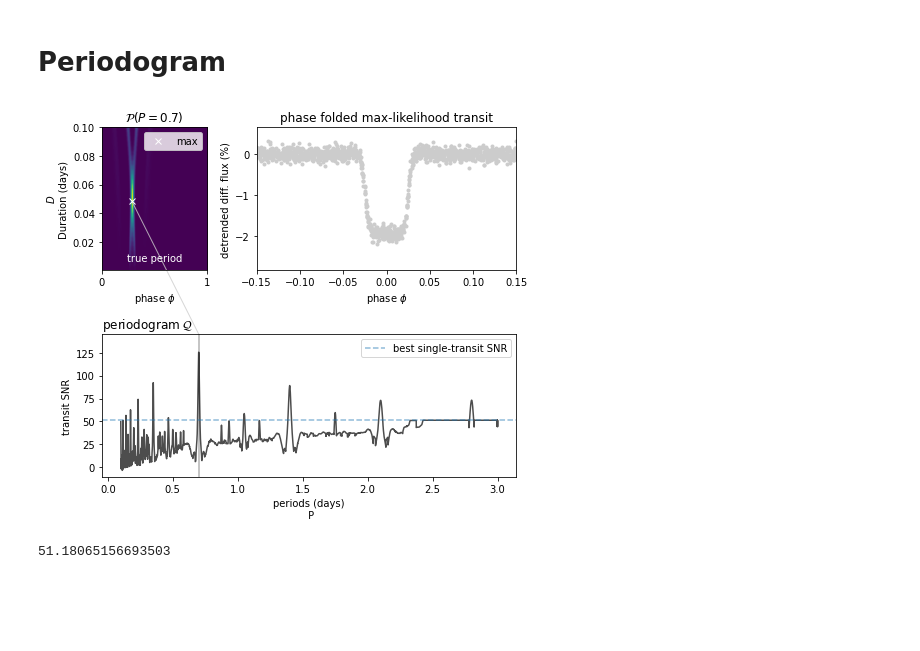
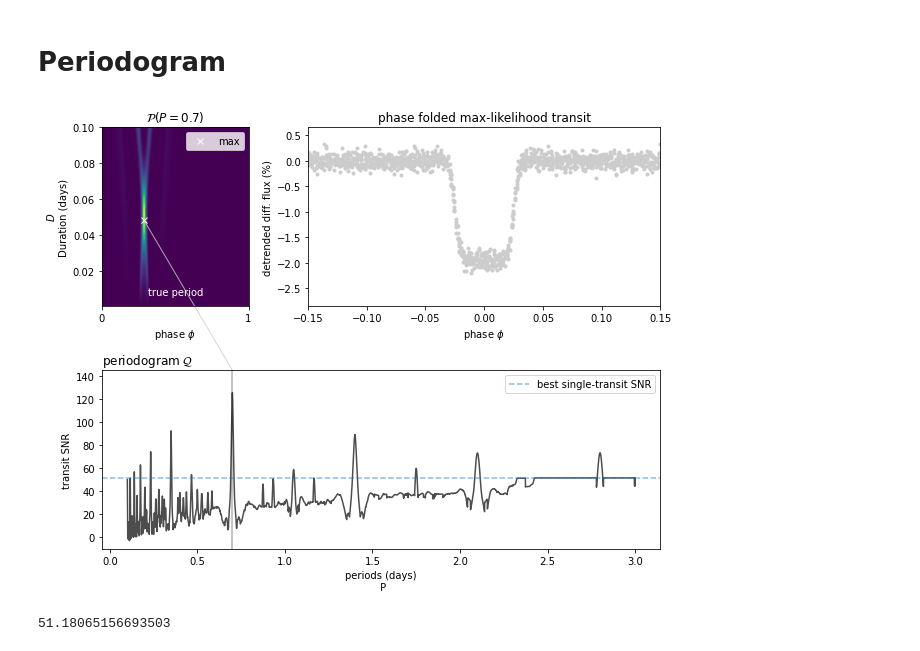
Before and after one commit to lgrcia/paper-nuance, a Jupyter notebook: simple/notebooks/principle.ipynb, the cells around one changed output. Saved outputs shown, nothing was run; the diff lists cells and outputs as text; code cells hidden in the pictures; blank space fills up the shorter version.

```diff
--- a/simple/notebooks/principle.ipynb
+++ b/simple/notebooks/principle.ipynb
@@ -182,7 +183,7 @@ _t0 = _phi*P
 from nuance.utils import phase, binn
 from matplotlib.patches import ConnectionPatch
 
-plt.figure(None, (7., 6.))
+plt.figure(None, (9., 7.))
 
 ax0 = plt.subplot(2, 3, 1)
 plt.imshow(Pc.T, aspect='auto', extent=extent, origin="lower")
@@ -198,34 +199,34 @@ ax = plt.subplot(2, 3, (2, 3))
 mean, astro, noise = nu.models(_t0, _D, P)
 phi = phase(nu.time, _t0, P)
 detrended = (nu.flux - noise - mean)*100 # percent
 plt.plot(phi, detrended, ".", c=".8")
 plt.xlim(*(np.array([-1, 1])*3*duration))
 _depth = float(np.abs(detrended.min()))
 plt.ylim(*(np.array([-1, 1])*_depth*0.8 - _depth/2))
 plt.xlabel("phase $\phi$")
 ax.set_title(f"phase folded max-likelihood transit")
 plt.ylabel("detrended diff. flux (%)")
 
 ax_per = plt.subplot(2, 3, (4,6))
 ax_per.plot(search.periods, search.Q_snr, c="0.3")
 ax_per.set_title("periodogram $\mathcal{Q}$", loc="left")
 ax_per.set_xlabel("periods (days)\n P")
 ax_per.set_ylabel("transit SNR")
 ax_per.axvline(true_period, c="k", alpha=0.3)
 ylim = np.array(ax_per.get_ylim())
 ax_per.set_ylim(*(ylim*1.1))
 con = ConnectionPatch(xyA=(_phi, _D), xyB=(P, ax_per.get_ylim()[1]), coordsA="data", coordsB="data", axesA=ax0, axesB=ax_per, color="0.8", alpha=0.8)
 ax0.add_artist(con)
 snr_0 = float(nu.snr(_t0, _D, 1000))
 plt.axhline(snr_0, alpha=0.5, ls="--", label="best single-transit SNR")
 plt.legend()
 #ax_per.text(2.5, 40, f"best non-periodic\ntransit SNR", fontsize=10, c="C0", alpha=0.8, ha='center', va='top')
 
 
 plt.tight_layout()
 plt.savefig("../figures/principle_Q.pdf")
 # %% [output]
-[figure, old version]
+[figure, new version]
 # %%
 snr_0 = float(nu.snr(_t0, _D, 1000))
 # %% [output]
```
Also changed, not shown: parts of 3 cells of this notebook, 11 other files.
